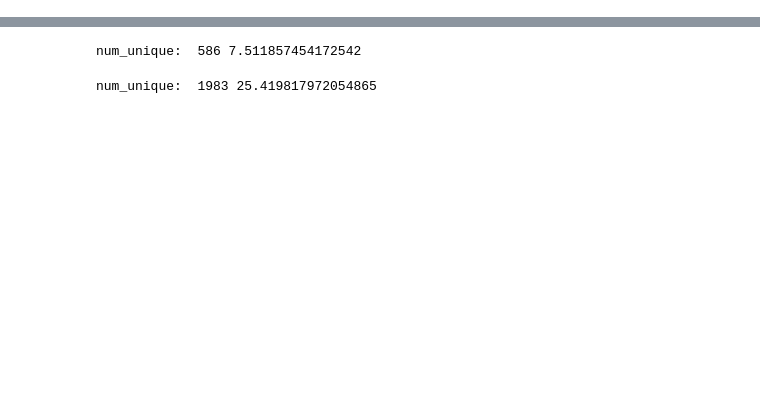
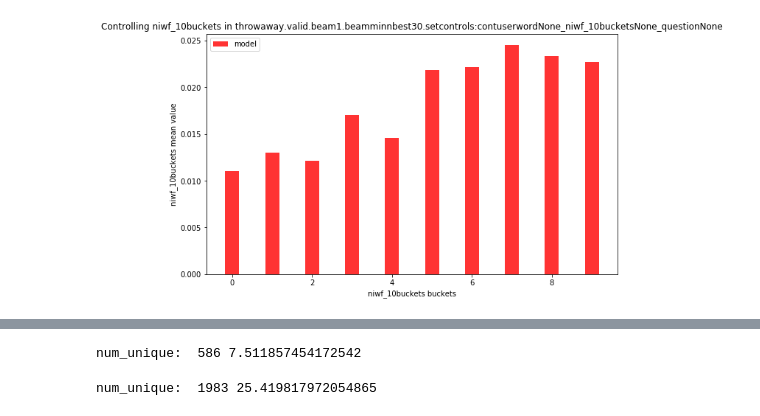
Before and after one commit to abisee/ParlAI, a Jupyter notebook: parlai/scripts/analyse_wordstats.ipynb, the cells around one changed output, grey strips where cells are left out. Drawn from its saved outputs; the diff is of its cells as text; code cells hidden in the pictures; blank space fills up the shorter version.

```diff
--- a/parlai/scripts/analyse_wordstats.ipynb
+++ b/parlai/scripts/analyse_wordstats.ipynb
@@ -106,0 +98,86 @@ display(HTML(tabulate.tabulate(table, tablefmt='html')))
+# %%
+# plot distribution of continuous control vars
+
+for mf in sorted(mf2wordstats.keys()):
+    if mf=='goldresponse':
+        continue
+    wordstats = mf2wordstats[mf]
+
+    for control, num_buckets in CONTROL2NUMBUCKETS.items():
+        if not CONTROL2CONTINUOUS[control]:
+            continue
+
+        # these are both dicts from bucketid to list of floats
+        cont_vals_model = wordstats['faithfulness_stats']['continuous_values'][control]['model']
+        cont_vals_target = wordstats['faithfulness_stats']['continuous_values'][control]['target']
+        cont_vals_model = {int(k):v for k,v in cont_vals_model.items()}
+        cont_vals_target = {int(k):v for k,v in cont_vals_target.items()}
+
+        num_buckets = CONTROL2NUMBUCKETS[control]
+
+        # BUCKET BAR CHART
+        figure(figsize=(10, 6))
+#         y_model = [-1/mean(np.log(cont_vals_model[b])) for b in range(num_buckets)]
+        y_model = [mean(cont_vals_model[b]) for b in range(num_buckets)]
+        y_target = [-1/mean(np.log(cont_vals_target[b])) for b in range(num_buckets)]
+        x = np.array([b for b in range(num_buckets)])
+        bar_width = 0.35
+        opacity = 0.8
+        rects1 = plt.bar(x, y_model, bar_width,
+                         alpha=opacity,
+                         color='r',
+                         label='model')
+#         rects2 = plt.bar(x + bar_width, y_target, bar_width,
+#                          alpha=opacity,
+#                          color='g',
+#                          label='target')
+        plt.xlabel("%s buckets" % control)
+        plt.ylabel("%s mean value" % control)
+        plt.title("Controlling %s in %s" % (control, mf))
+        plt.legend(loc='upper left')
+        plt.show()
+
+
+        # BUCKET SCATTER PLOT
+        x = []
+        for b in range(num_buckets):
+            assert len(cont_vals_model[b]) == len(cont_vals_target[b])
+            x += [b] * len(cont_vals_model[b])
+
+        y_model = []
+        for b in range(num_buckets):
+            y_model += cont_vals_model[b]
+        y_model = np.log(y_model)
+
+        y_target = []
+        for b in range(num_buckets):
+            y_target += cont_vals_target[b]
+        y_target = np.log(y_target)
+        figure(figsize=(10, 6))
+        plt.scatter(x, y_model, c="r", alpha=0.5, label="model")
+        plt.scatter(x, y_target, c="g", alpha=0.5, label="target")
+        plt.xlabel("%s Buckets" % control)
+        plt.ylabel("%s Continuous values" % control)
+        plt.title("Controlling %s in %s" % (control, mf))
+        plt.legend(loc='upper left')
+        plt.show()
+
+        x = []
+        y = []
+        for b in range(num_buckets):
+            x += cont_vals_target[b]
+            y += cont_vals_model[b]
+        x = np.log(x)
+        y = np.log(y)
+
+
+        # CONTINUOUS SCATTER PLOT
+        figure(figsize=(10, 6))
+        plt.scatter(x, y, c="b", alpha=0.5)
+        plt.xlabel("target %s" % control)
+        plt.ylabel("model %s" % control)
+        plt.title("Controlling %s in %s" % (control, mf))
+        plt.plot([-8, 0], [-8, 0], 'k-')
+        plt.show()
+# %% [output]
+[figure, added]
```
Also changed, not shown: parts of 5 cells of this notebook, 1 other file.
